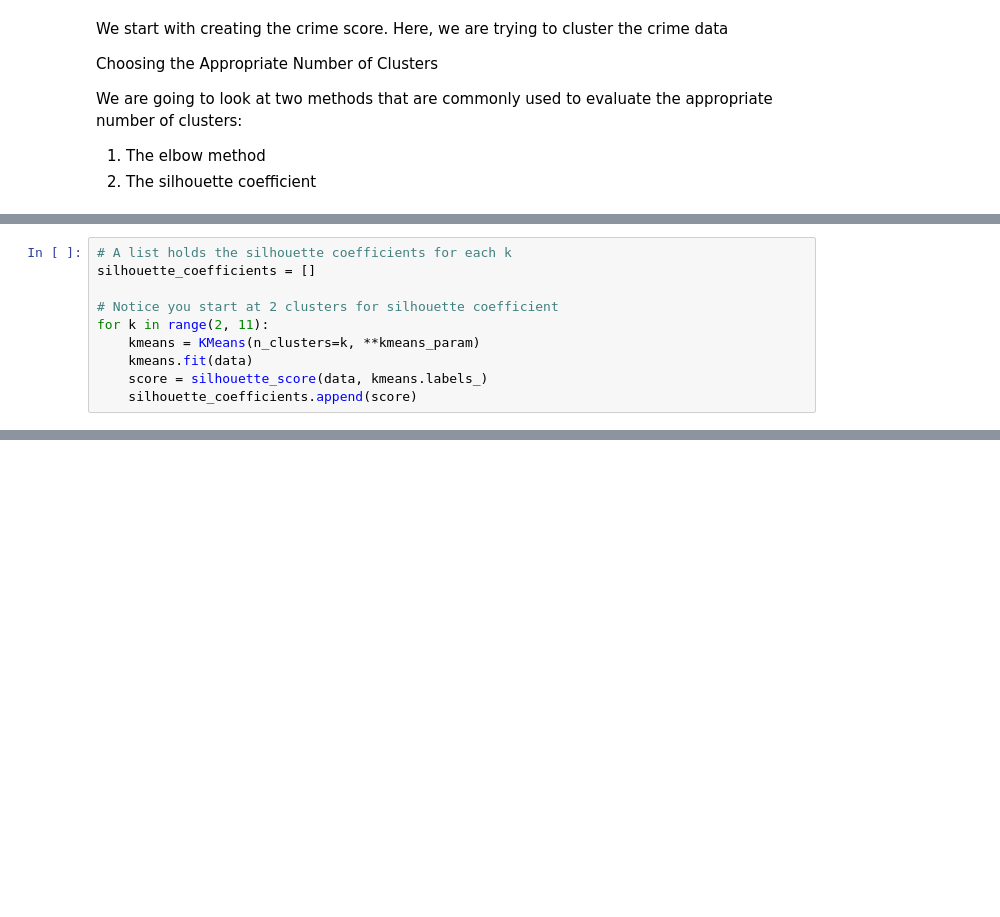
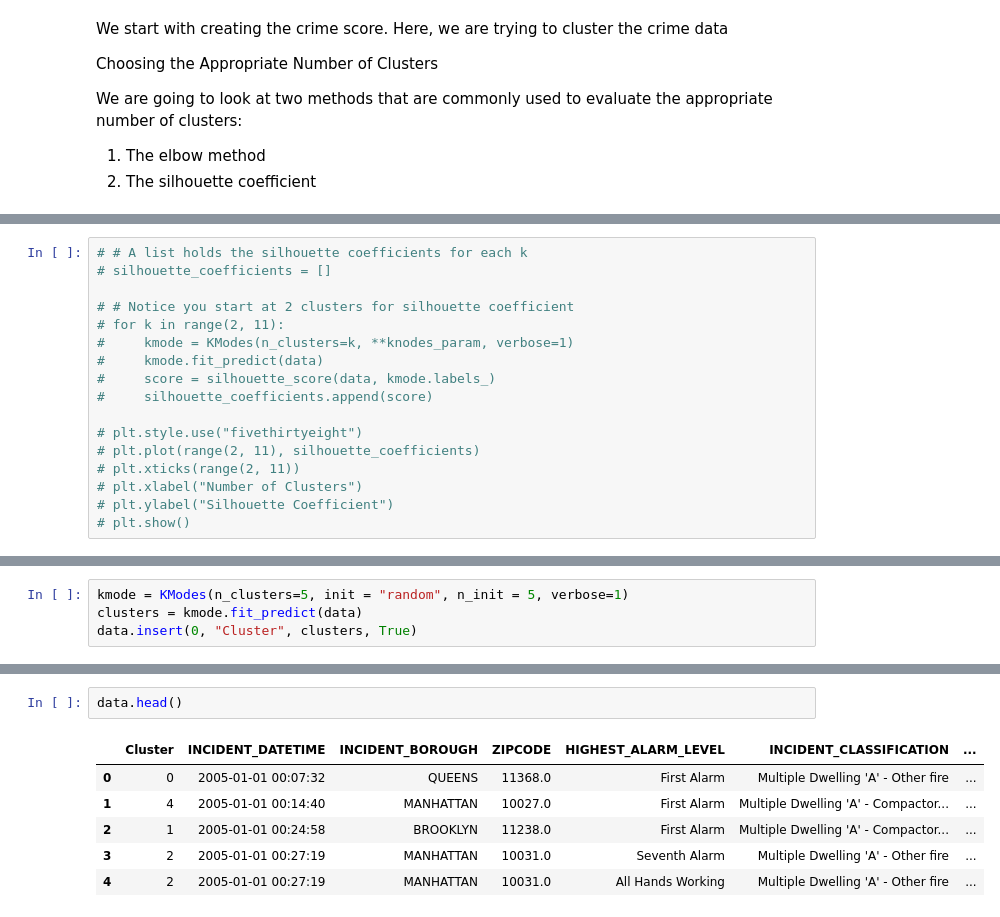
Before and after one commit to kkrusere/Developing-a-Score-to-Measure-Riskiness-of-Residential-Properties-Insurance, a Jupyter notebook: modeling.ipynb, the cells around one changed output, grey strips where cells are left out. Cells and saved outputs as stored; diff of their text form; blank space fills up the shorter version.

```diff
--- a/modeling.ipynb
+++ b/modeling.ipynb
@@ -78,10 +271,17 @@ plt.show()
 # %%
-# A list holds the silhouette coefficients for each k
-silhouette_coefficients = []
+# # A list holds the silhouette coefficients for each k
+# silhouette_coefficients = []
 
-# Notice you start at 2 clusters for silhouette coefficient
-for k in range(2, 11):
-    kmeans = KMeans(n_clusters=k, **kmeans_param)
-    kmeans.fit(data)
-    score = silhouette_score(data, kmeans.labels_)
-    silhouette_coefficients.append(score)
+# # Notice you start at 2 clusters for silhouette coefficient
+# for k in range(2, 11):
+#     kmode = KModes(n_clusters=k, **knodes_param, verbose=1)
+#     kmode.fit_predict(data)
+#     score = silhouette_score(data, kmode.labels_)
+#     silhouette_coefficients.append(score)
+
+# plt.style.use("fivethirtyeight")
+# plt.plot(range(2, 11), silhouette_coefficients)
+# plt.xticks(range(2, 11))
+# plt.xlabel("Number of Clusters")
+# plt.ylabel("Silhouette Coefficient")
+# plt.show()
@@ -94,0 +288,4 @@ plt.show()
+# %%
+kmode = KModes(n_clusters=5, init = "random", n_init = 5, verbose=1)
+clusters = kmode.fit_predict(data)
+data.insert(0, "Cluster", clusters, True)
@@ -94,0 +310,9 @@ plt.show()
+# %%
+data.head()
+# %% [output]
+|  | Cluster | INCIDENT_DATETIME | INCIDENT_BOROUGH | ZIPCODE | HIGHEST_ALARM_LEVEL | INCIDENT_CLASSIFICATION | ... |
+| 0 | 0 | 2005-01-01 00:07:32 | QUEENS | 11368.0 | First Alarm | Multiple Dwelling 'A' - Other fire | ... |
+| 1 | 4 | 2005-01-01 00:14:40 | MANHATTAN | 10027.0 | First Alarm | Multiple Dwelling 'A' - Compactor... | ... |
+| 2 | 1 | 2005-01-01 00:24:58 | BROOKLYN | 11238.0 | First Alarm | Multiple Dwelling 'A' - Compactor... | ... |
+| 3 | 2 | 2005-01-01 00:27:19 | MANHATTAN | 10031.0 | Seventh Alarm | Multiple Dwelling 'A' - Other fire | ... |
+| 4 | 2 | 2005-01-01 00:27:19 | MANHATTAN | 10031.0 | All Hands Working | Multiple Dwelling 'A' - Other fire | ... |
```
Also changed, not shown: parts of 28 cells of this notebook.
